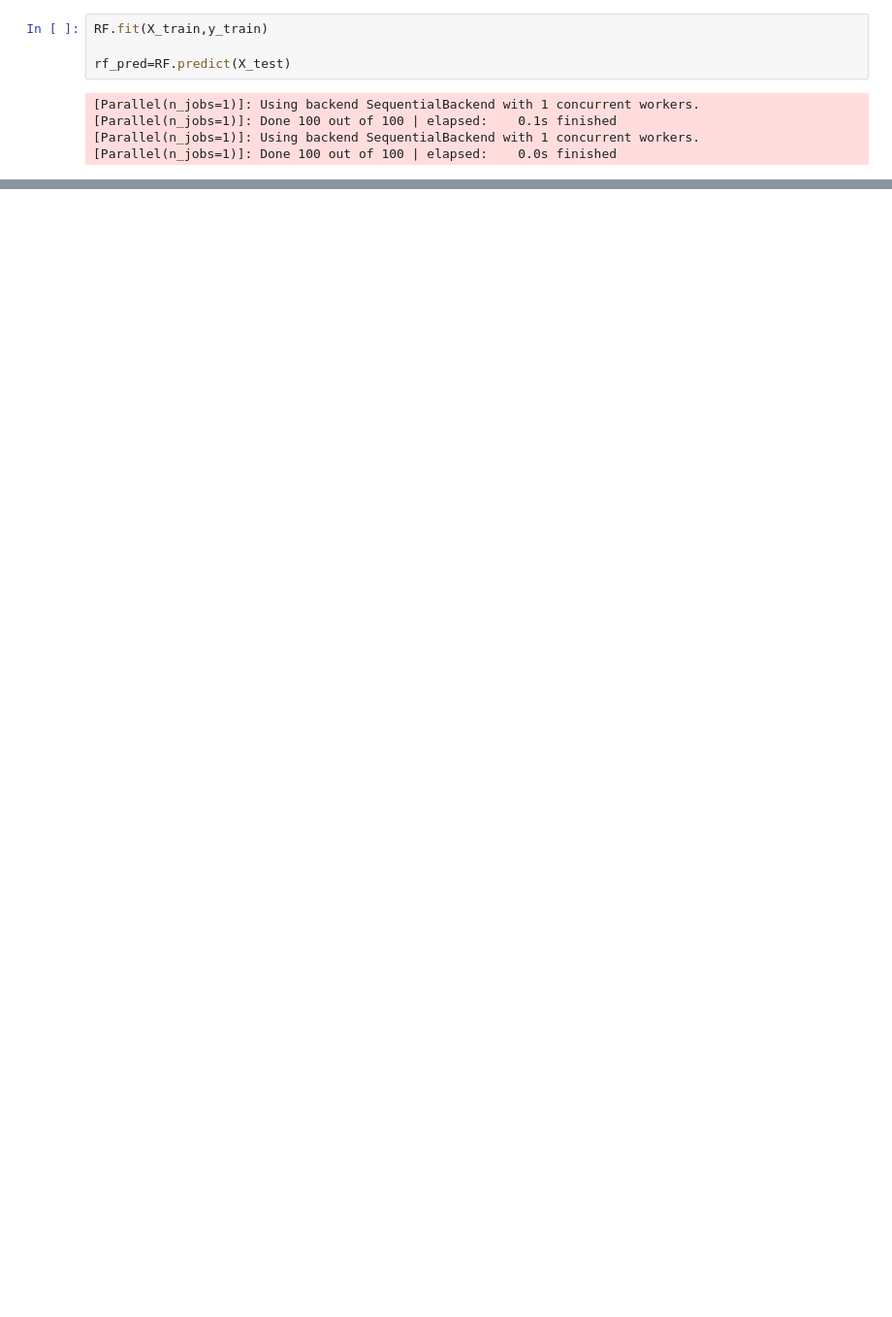
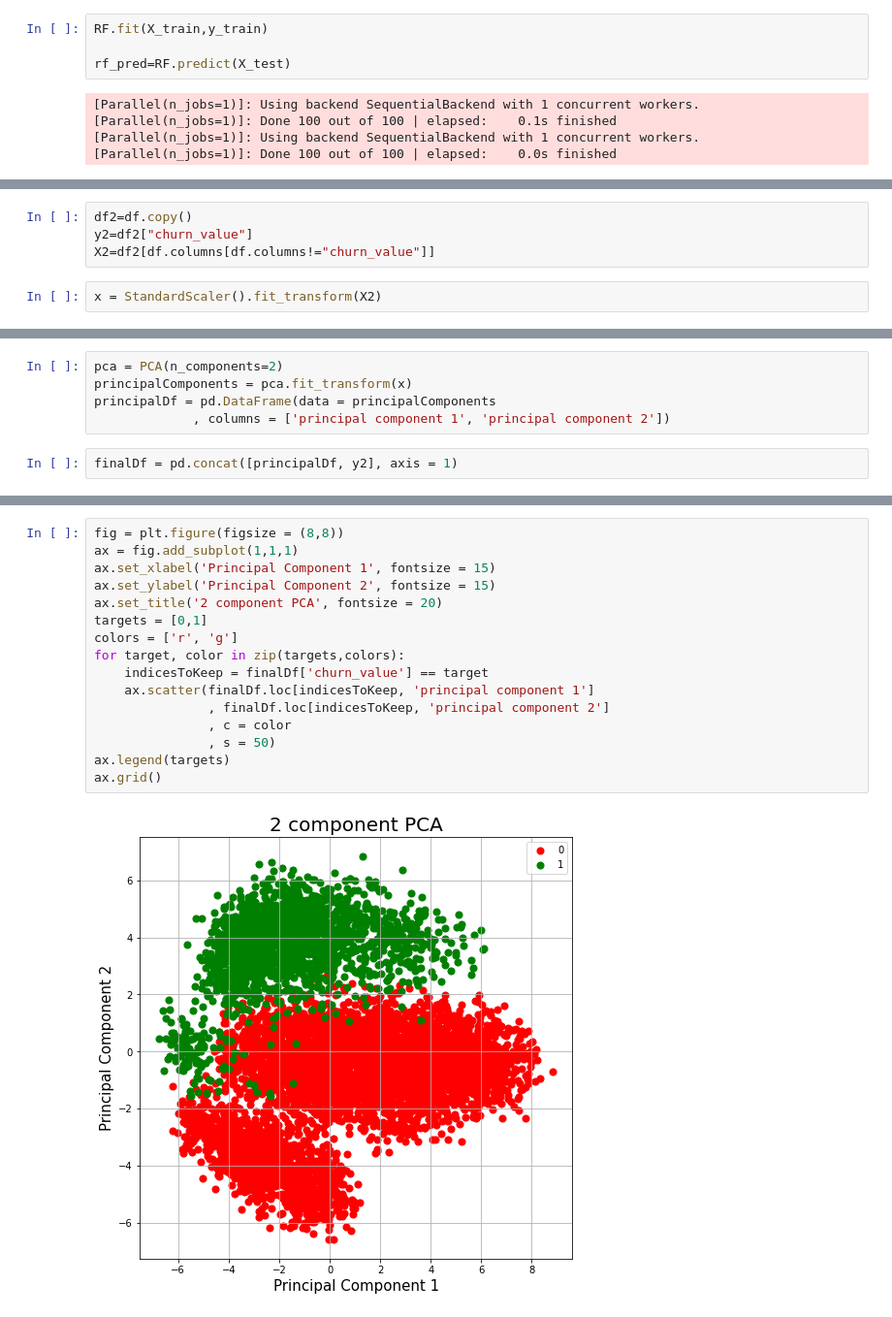
Before and after one commit to carlosiruiz/Customer_Churn_Prediction, a Jupyter notebook: Modeling.ipynb, the cells around one changed output, grey strips where cells are left out. Shown: that part at 97% size. Saved outputs shown, nothing was run; the diff lists cells and outputs as text; blank space fills up the shorter version.

```diff
--- a/Modeling.ipynb
+++ b/Modeling.ipynb
@@ -90,0 +325,6 @@ Logistic Regression F1: 0.8508909034073148
+# %%
+df2=df.copy()
+y2=df2["churn_value"]
+X2=df2[df.columns[df.columns!="churn_value"]]
+# %%
+x = StandardScaler().fit_transform(X2)
@@ -90,0 +361,7 @@ Logistic Regression F1: 0.8508909034073148
+# %%
+pca = PCA(n_components=2)
+principalComponents = pca.fit_transform(x)
+principalDf = pd.DataFrame(data = principalComponents
+             , columns = ['principal component 1', 'principal component 2'])
+# %%
+finalDf = pd.concat([principalDf, y2], axis = 1)
@@ -90,0 +384,18 @@ Logistic Regression F1: 0.8508909034073148
+# %%
+fig = plt.figure(figsize = (8,8))
+ax = fig.add_subplot(1,1,1)
+ax.set_xlabel('Principal Component 1', fontsize = 15)
+ax.set_ylabel('Principal Component 2', fontsize = 15)
+ax.set_title('2 component PCA', fontsize = 20)
+targets = [0,1]
+colors = ['r', 'g']
+for target, color in zip(targets,colors):
+    indicesToKeep = finalDf['churn_value'] == target
+    ax.scatter(finalDf.loc[indicesToKeep, 'principal component 1']
+               , finalDf.loc[indicesToKeep, 'principal component 2']
+               , c = color
+               , s = 50)
+ax.legend(targets)
+ax.grid()
+# %% [output]
+[figure, added]
```
Also changed, not shown: parts of 52 cells of this notebook, 9 other files.
